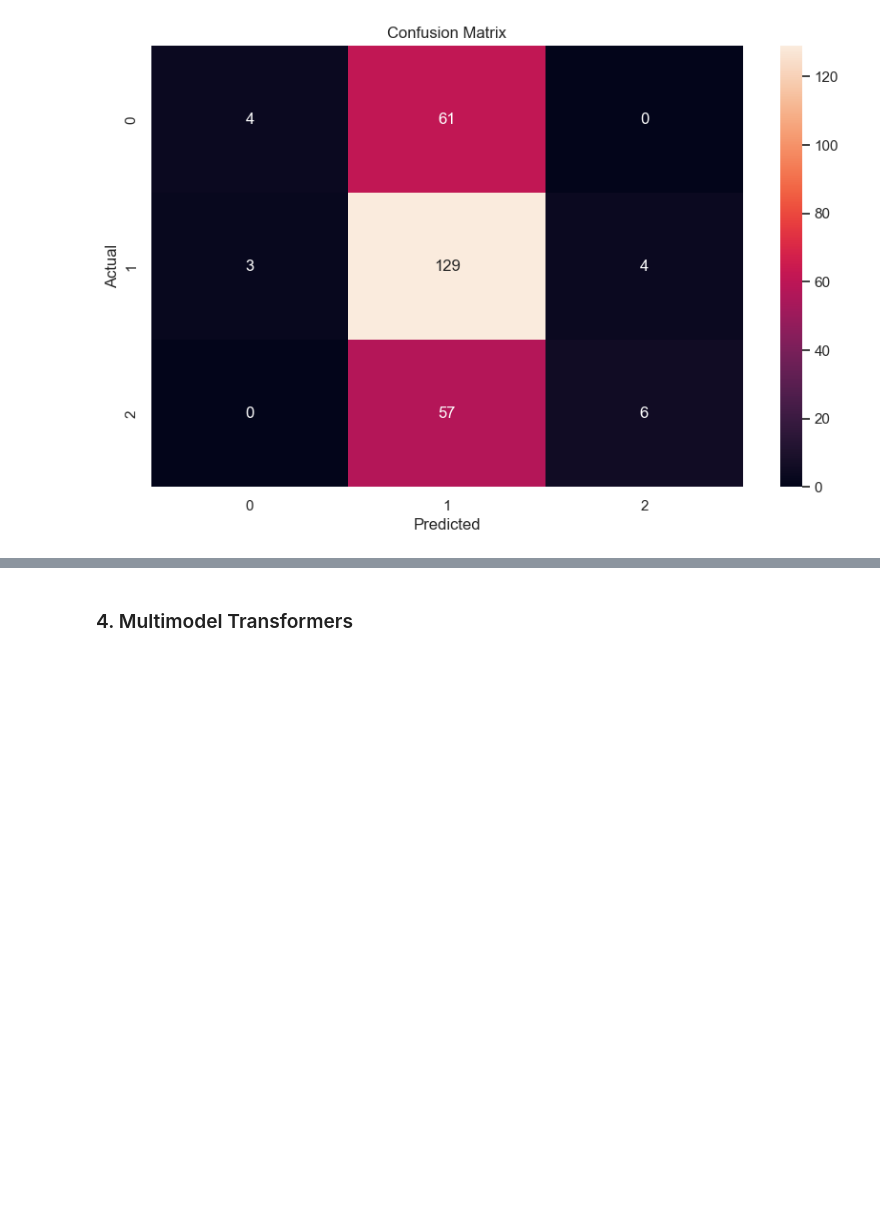
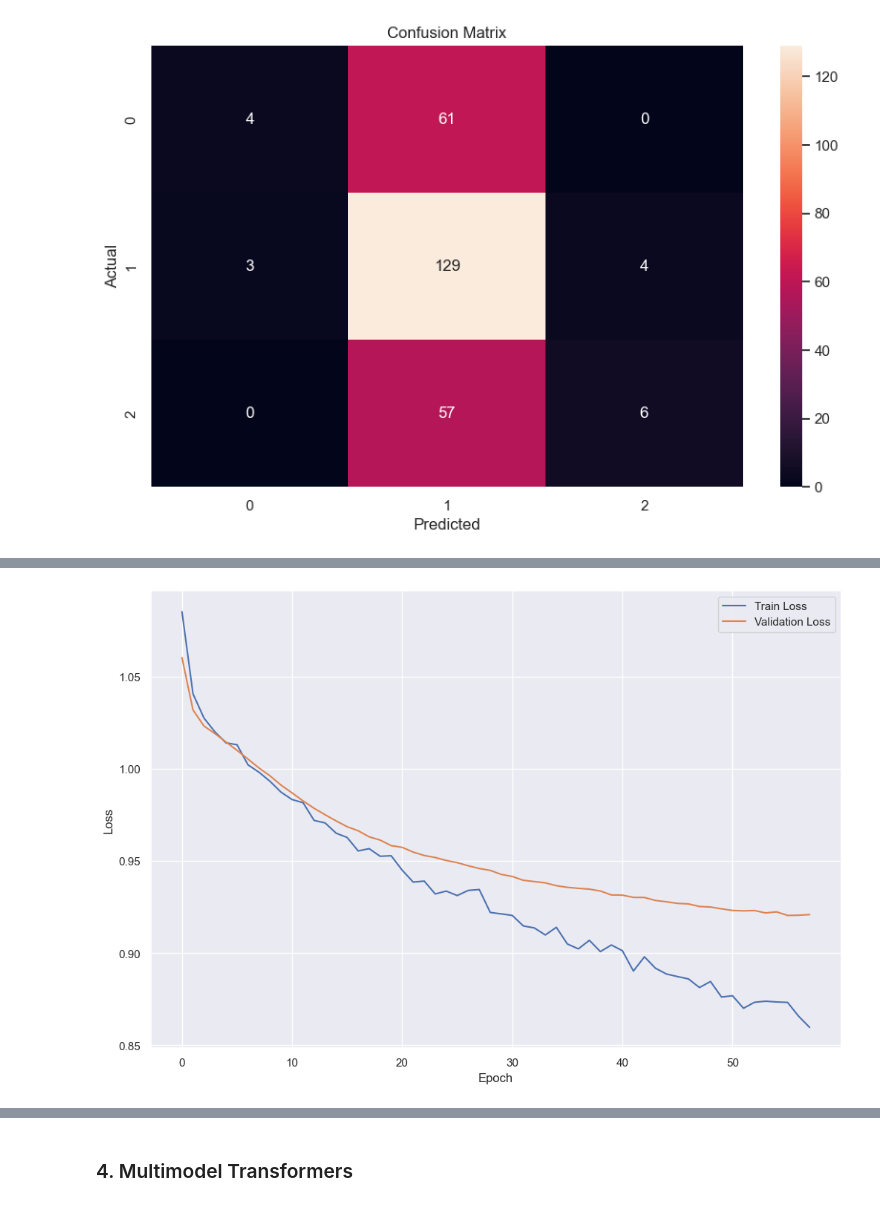
Before and after one commit to xeonkai/news_matching, a Jupyter notebook: traction-analytics/traction_analytics.ipynb, the cells around one changed output, grey strips where cells are left out. Drawn from its saved outputs; the diff is of its cells as text; code cells hidden in the pictures; blank space fills up the shorter version.

```diff
--- a/traction-analytics/traction_analytics.ipynb
+++ b/traction-analytics/traction_analytics.ipynb
@@ -1327,0 +1531,19 @@ plot_confusion_matrix(test_y_m3, pred_y_m3)
+# %%
+N_EPOCHS = 100
+
+# Save train and validation losses
+
+train_losses_m3b = []
+val_losses_m3b = []
+
+# Train and evaluate the model
+for epoch in range(N_EPOCHS):
+    train_loss = train(train_dataloader_m3b, sentence_model_m3b, numeric_model_m3b, final_model_m3b, criterion_m3b, optimizer_m3b)
+    valid_loss = evaluate(val_dataloader_m3b, sentence_model_m3b, numeric_model_m3b, final_model_m3b, criterion_m3b)
+    train_losses_m3b.append(train_loss)
+    val_losses_m3b.append(valid_loss)
+    print(f'Epoch {epoch}: Train Loss: {train_loss}, Validation Loss: {valid_loss}')
+
+    # early stopping
+    if epoch > 30 and val_losses_m3b[epoch-1] < val_losses_m3b[epoch] and val_losses_m3b[epoch-2] < val_losses_m3b[epoch-1]:
+        break
@@ -1327,0 +1568,12 @@ plot_confusion_matrix(test_y_m3, pred_y_m3)
+# %%
+# Plot the train and validation losses using seaborn
+
+plt.figure(figsize=(12, 8))
+plt.plot(train_losses_m3b, label='Train Loss')
+plt.plot(val_losses_m3b, label='Validation Loss')
+plt.xlabel('Epoch')
+plt.ylabel('Loss')
+plt.legend()
+plt.show()
+# %% [output]
+[figure, added]
```
Also changed, not shown: parts of 13 cells of this notebook.
